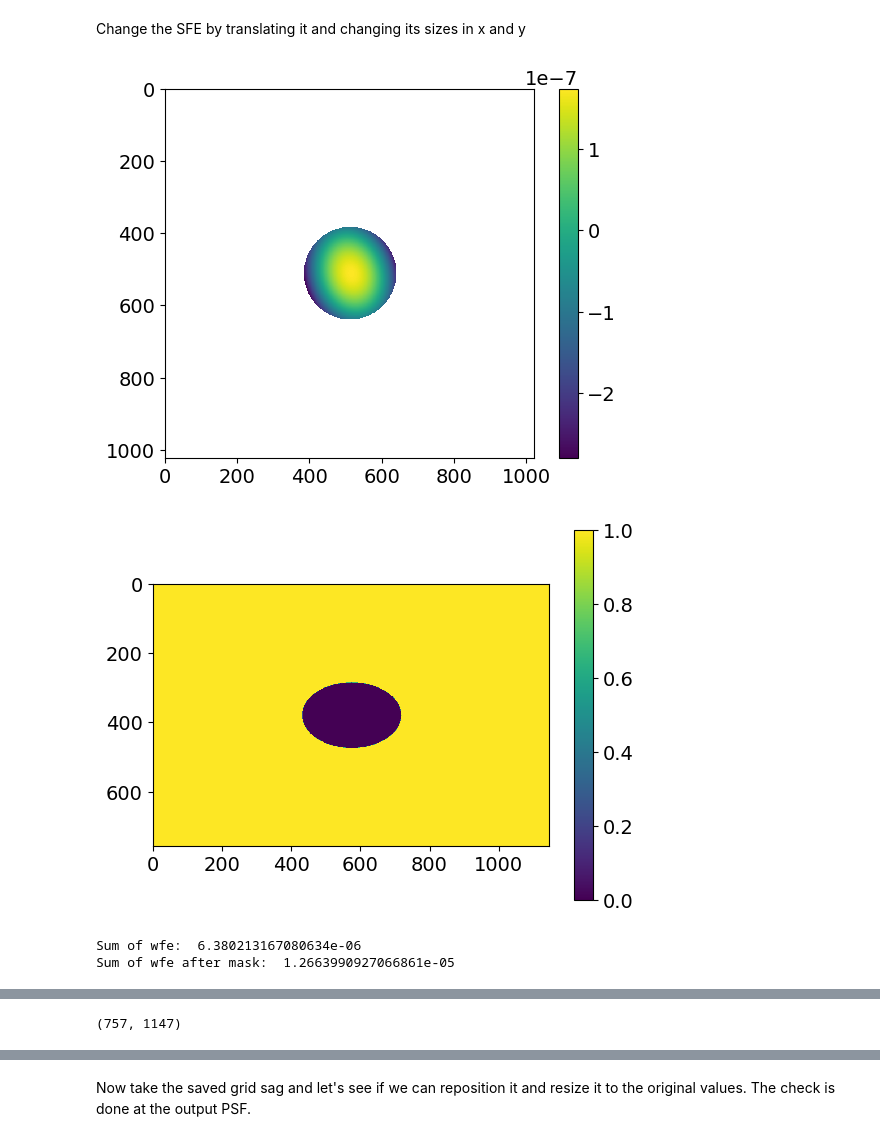
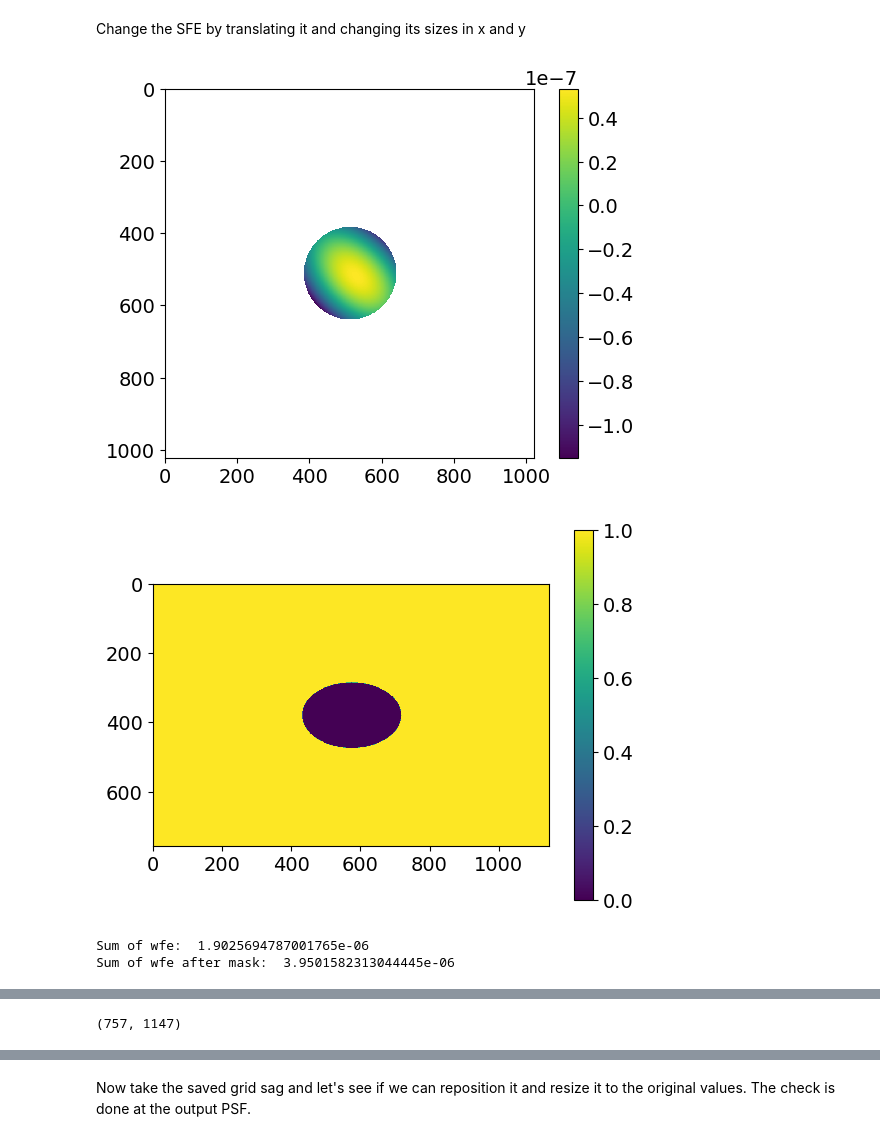
Before and after one commit to arielmission-space/PAOS, a Jupyter notebook: notebook/GridSag.ipynb, the cells around one changed output, grey strips where cells are left out. Drawn from its saved outputs; the diff is of its cells as text; code cells hidden in the pictures.

```diff
--- a/notebook/GridSag.ipynb
+++ b/notebook/GridSag.ipynb
@@ -21,11 +26,11 @@ semimaj = beam_diameter / 2
 semimin = beam_diameter / 2 / 1.1 * 0.73
 grid_size = 1024
 zoom = 4
-wavelength = 1.0
+wavelength = 0.55
 xdec = ydec = 0.0
 
-lens_fl = 10.0
-dz = 10.0
+lens_fl = 1.0
+dz = 1.0
 # %% [markdown]
 Create a wavefront with a known SFE
 # %%
@@ -47,12 +52,12 @@ Z = np.array(
         0,
         10,
         0,
-        -100.0,
+        -30.0,
         20.0,
-        -30.0,
+        0.0,
     ]
 )
-Z *= 1.0e-9 * wavelength
+Z *= 1.0e-9
 
 ordering = "noll"
 normalize = True
@@ -113,35 +118,36 @@ wfe = rescale(
 
 wfe1 = wfe.copy()
 print("Sum of wfe: ", np.sum(wfe1))
 
 wfe = np.ma.MaskedArray(wfe, mask=mask)
 print("Sum of wfe after mask: ", np.sum(wfe))
 
 # shift the WFE by n pixels on both axes
 shift = (-101, 79)  # (yshift, xshift)
 # shift = (0, 0)  # (yshift, xshift)
 wfe = np.roll(wfe, shift, axis=(1, 0))
 
 
 plt.figure()
 plt.imshow(wfe, interpolation="none")
 plt.colorbar()
 plt.show()
 
 out_dict = {
-    "data": wfe.filled(np.nan),
+    "data": wfe * 1.0e9,  # .filled(np.nan),
+    # data is in nm
     "nx": wfo_shape[1],
     "ny": wfo_shape[0],
     "delx": wfo_dx / scale_x,
     "dely": wfo_dy / scale_y,
     "xdec": shift[1],
     "ydec": shift[0],
 }
 np.save("sag.npy", out_dict)
 
 print(wfe.shape)
 # %% [output]
-[figure, old version]
+[figure, new version]
 [figure]
-Sum of wfe:  6.380213167080634e-06
-Sum of wfe after mask:  1.2663990927066861e-05
+Sum of wfe:  1.9025694787001765e-06
+Sum of wfe after mask:  3.9501582313044445e-06
```
Also changed, not shown: parts of 11 cells of this notebook, 3 other files.
